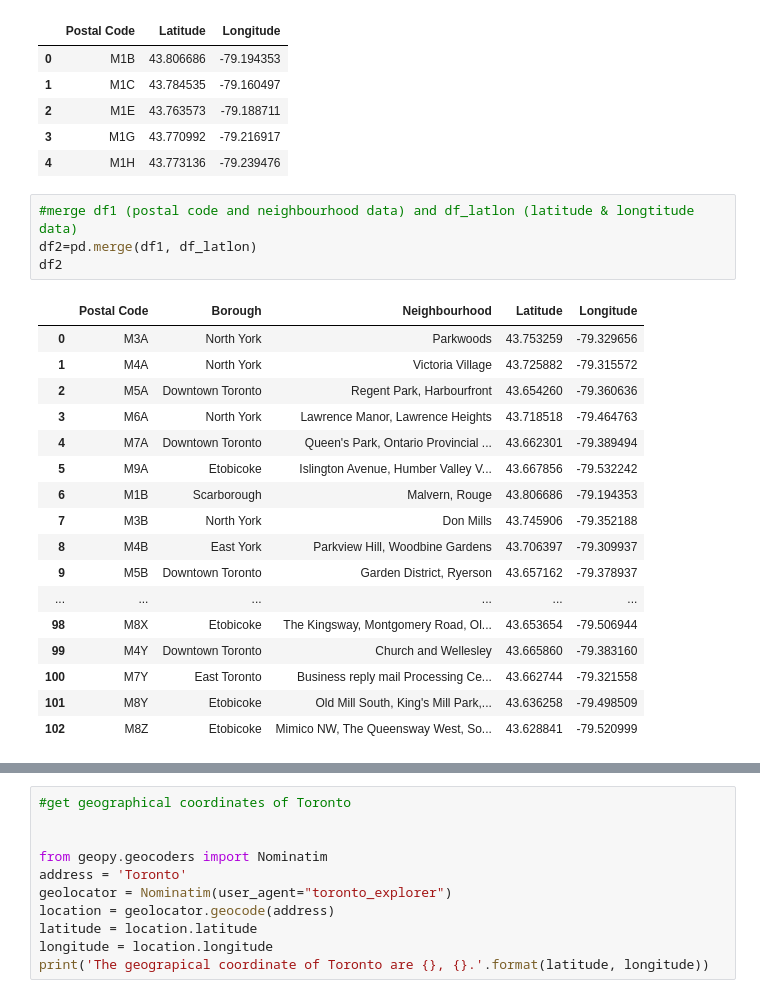
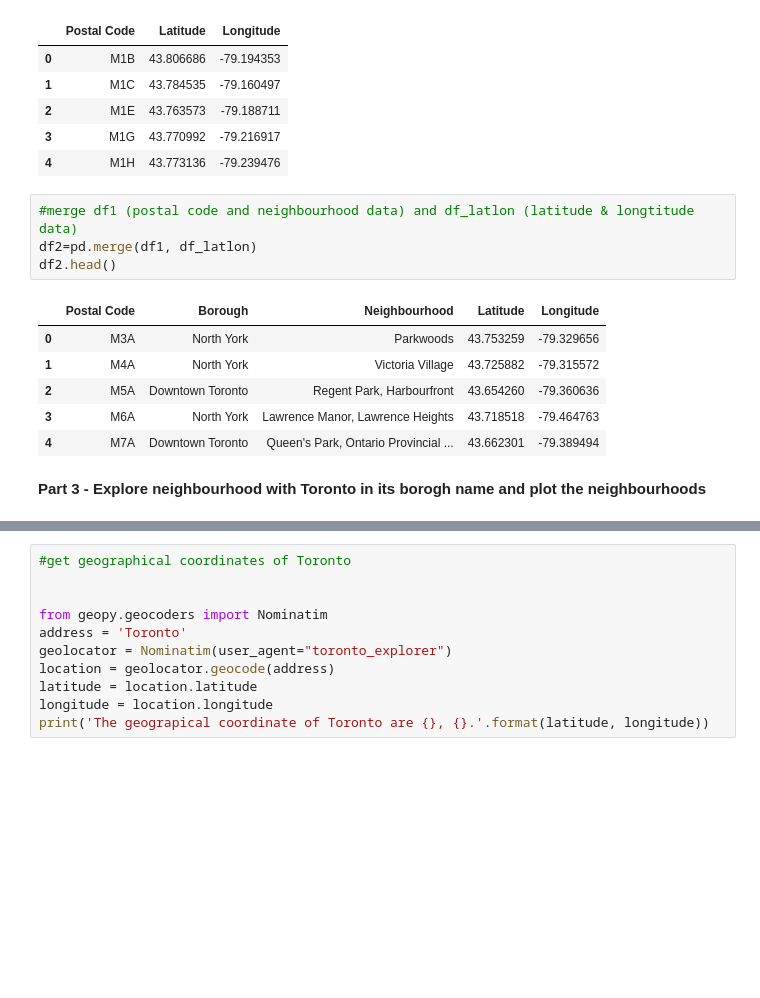
Before and after one commit to laiw0013/Coursera_Capstone, a Jupyter notebook: Segmenting and Clustering Neighborhoods in Toronto.ipynb, the cells around one changed output, grey strips where cells are left out. Saved outputs shown, nothing was run; the diff lists cells and outputs as text; blank space fills up the shorter version.

```diff
--- a/Segmenting and Clustering Neighborhoods in Toronto.ipynb
+++ b/Segmenting and Clustering Neighborhoods in Toronto.ipynb
@@ -149,25 +126,16 @@ df_latlon.head()
 # %%
 #merge df1 (postal code and neighbourhood data) and df_latlon (latitude & longtitude data)
 df2=pd.merge(df1, df_latlon)
-df2
+df2.head()
 # %% [output]
 |  | Postal Code | Borough | Neighbourhood | Latitude | Longitude |
 | 0 | M3A | North York | Parkwoods | 43.753259 | -79.329656 |
 | 1 | M4A | North York | Victoria Village | 43.725882 | -79.315572 |
 | 2 | M5A | Downtown Toronto | Regent Park, Harbourfront | 43.654260 | -79.360636 |
 | 3 | M6A | North York | Lawrence Manor, Lawrence Heights | 43.718518 | -79.464763 |
 | 4 | M7A | Downtown Toronto | Queen's Park, Ontario Provincial ... | 43.662301 | -79.389494 |
-| 5 | M9A | Etobicoke | Islington Avenue, Humber Valley V... | 43.667856 | -79.532242 |
-| 6 | M1B | Scarborough | Malvern, Rouge | 43.806686 | -79.194353 |
-| 7 | M3B | North York | Don Mills | 43.745906 | -79.352188 |
-| 8 | M4B | East York | Parkview Hill, Woodbine Gardens | 43.706397 | -79.309937 |
-| 9 | M5B | Downtown Toronto | Garden District, Ryerson | 43.657162 | -79.378937 |
-| ... | ... | ... | ... | ... | ... |
-| 98 | M8X | Etobicoke | The Kingsway, Montgomery Road, Ol... | 43.653654 | -79.506944 |
-| 99 | M4Y | Downtown Toronto | Church and Wellesley | 43.665860 | -79.383160 |
-| 100 | M7Y | East Toronto | Business reply mail Processing Ce... | 43.662744 | -79.321558 |
-| 101 | M8Y | Etobicoke | Old Mill South, King's Mill Park,... | 43.636258 | -79.498509 |
-| 102 | M8Z | Etobicoke | Mimico NW, The Queensway West, So... | 43.628841 | -79.520999 |
+# %% [markdown]
+**Part 3 - Explore neighbourhood with Toronto in its borogh name and plot the neighbourhoods**
 # %%
 #Select borough which has Toronto in its name
 df3=df2[df2['Borough'].str.contains('Toronto',regex=False)]
```
Also changed, not shown: parts of 11 cells of this notebook.
